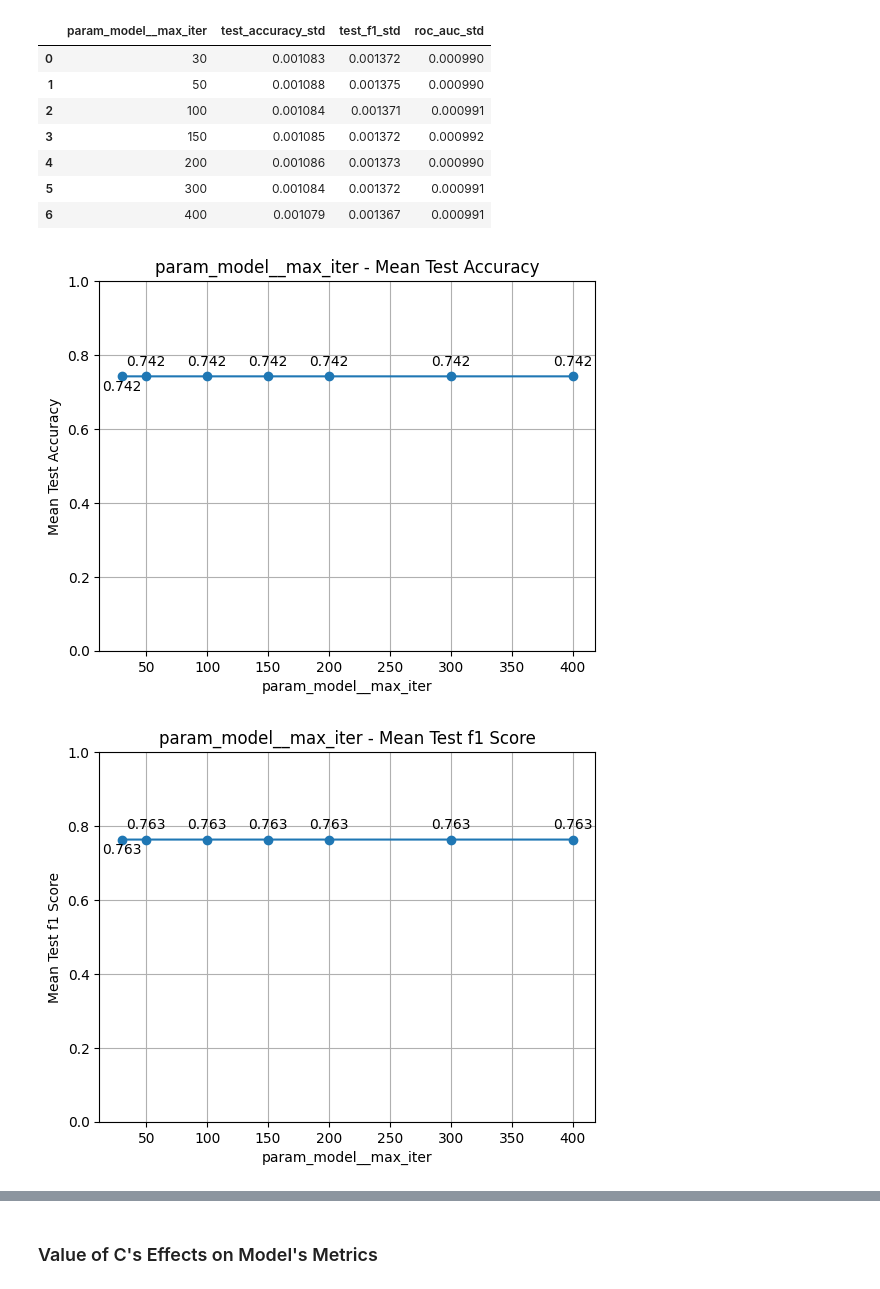
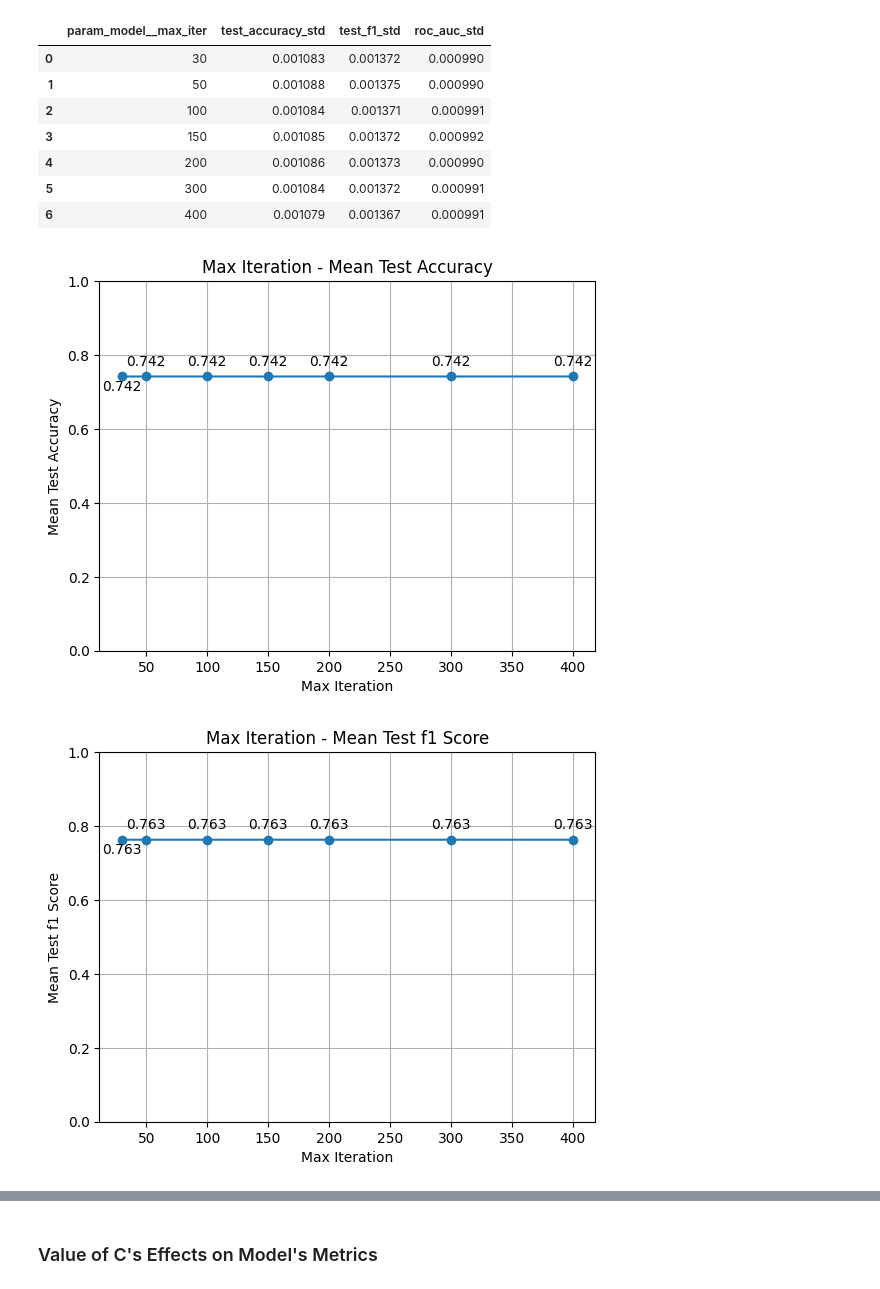
Before and after one commit to ismailnasuhkara/yap470, a Jupyter notebook: logistic_regression/logistic_regression_diabetes.ipynb, the cells around one changed output, grey strips where cells are left out. Saved outputs shown, nothing was run; the diff lists cells and outputs as text; code cells hidden in the pictures.

```diff
--- a/logistic_regression/logistic_regression_diabetes.ipynb
+++ b/logistic_regression/logistic_regression_diabetes.ipynb
@@ -1007,31 +1022,31 @@ results.head(7)
 # %%
 results = grid_results_df[param_cols + mean_cols]
 
 results = results.groupby("param_model__max_iter")["mean_test_accuracy"].mean().reset_index()
 
 
 
 plt.plot(results["param_model__max_iter"], results["mean_test_accuracy"], marker= "o")
-plt.xlabel("param_model__max_iter")
+plt.xlabel("Max Iteration")
 plt.ylabel("Mean Test Accuracy")
-plt.title("param_model__max_iter - Mean Test Accuracy")
+plt.title("Max Iteration - Mean Test Accuracy")
 plt.ylim(0, 1)
 plt.grid(True)
 
 offsets = [-10, 8, 8, 8, 8, 8, 8, 8]
 i = 0
 for x, y in zip(results["param_model__max_iter"], results["mean_test_accuracy"]):
     plt.annotate(f"{y:.3f}", (x, y),
                  textcoords="offset points",
                  xytext=(0, offsets[i]),
                  ha="center")
     i = i + 1
 
 
 
 plt.show()
 # %% [output]
-[figure, old version]
+[figure, new version]
 # %%
 results = grid_results_df[param_cols + mean_cols]
 
@@ -1040,9 +1055,9 @@ results = results.groupby("param_model__max_iter")["mean_test_f1"].mean().reset_
 
 
 plt.plot(results["param_model__max_iter"], results["mean_test_f1"], marker = "o")
-plt.xlabel("param_model__max_iter")
+plt.xlabel("Max Iteration")
 plt.ylabel("Mean Test f1 Score")
-plt.title("param_model__max_iter - Mean Test f1 Score")
+plt.title("Max Iteration - Mean Test f1 Score")
 plt.ylim(0, 1)
 plt.grid(True)
 
@@ -1059,7 +1074,7 @@ for x, y in zip(results["param_model__max_iter"], results["mean_test_f1"]):
 
 plt.show()
 # %% [output]
-[figure, old version]
+[figure, new version]
 # %%
 results = grid_results_df[param_cols + mean_cols]
 
```
Also changed, not shown: parts of 90 cells of this notebook, 3 other files.
